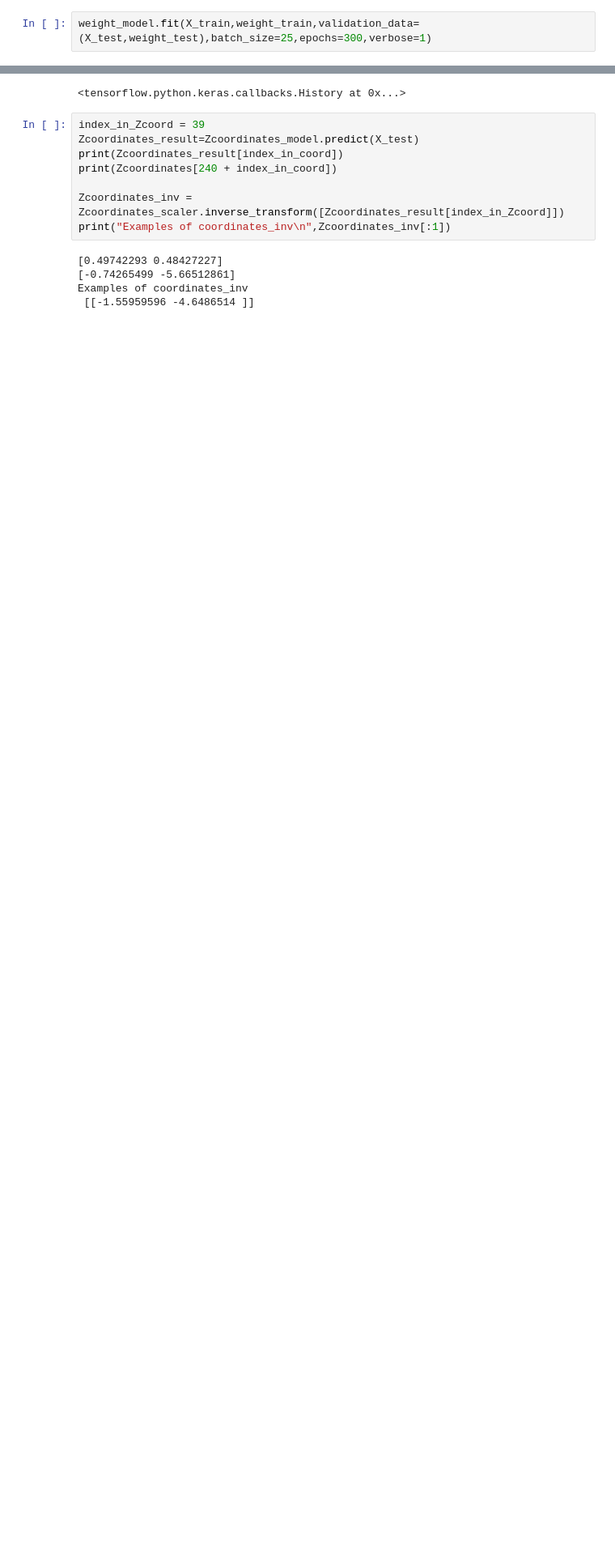
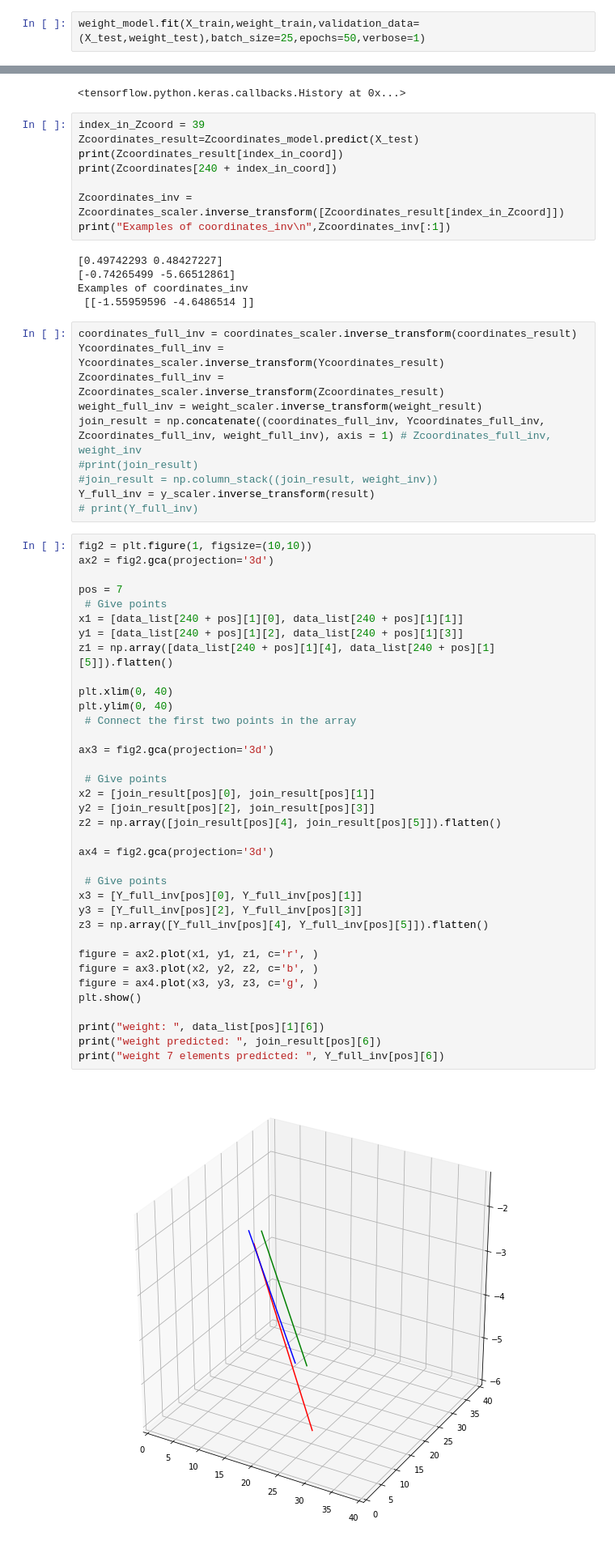
Before and after one commit to AnosovAndrey/Task, a Jupyter notebook: Untitled1.ipynb, the cells around one changed output, grey strips where cells are left out. Shown at 81% size. Drawn from its saved outputs; the diff is of its cells as text; blank space fills up the shorter version.

```diff
--- a/Untitled1.ipynb
+++ b/Untitled1.ipynb
@@ -331,4 +329,4 @@ Trainable params: 10,205,701
 Non-trainable params: 0
 _________________________________________________________________
 # %%
-weight_model.fit(X_train,weight_train,validation_data=(X_test,weight_test),batch_size=25,epochs=300,verbose=1)
+weight_model.fit(X_train,weight_train,validation_data=(X_test,weight_test),batch_size=25,epochs=50,verbose=1)
@@ -585,3 +603,51 @@ print("Examples of coordinates_inv\n",Zcoordinates_inv[:1])
 [-0.74265499 -5.66512861]
 Examples of coordinates_inv
  [[-1.55959596 -4.6486514 ]]
+# %%
+coordinates_full_inv = coordinates_scaler.inverse_transform(coordinates_result)
+Ycoordinates_full_inv = Ycoordinates_scaler.inverse_transform(Ycoordinates_result)
+Zcoordinates_full_inv = Zcoordinates_scaler.inverse_transform(Zcoordinates_result)
+weight_full_inv = weight_scaler.inverse_transform(weight_result)
+join_result = np.concatenate((coordinates_full_inv, Ycoordinates_full_inv, Zcoordinates_full_inv, weight_full_inv), axis = 1) # Zcoordinates_full_inv, weight_inv
+#print(join_result)
+#join_result = np.column_stack((join_result, weight_inv))
+Y_full_inv = y_scaler.inverse_transform(result)
+# print(Y_full_inv)
+# %%
+fig2 = plt.figure(1, figsize=(10,10))
+ax2 = fig2.gca(projection='3d')
+
+pos = 7
+ # Give points
+x1 = [data_list[240 + pos][1][0], data_list[240 + pos][1][1]]
+y1 = [data_list[240 + pos][1][2], data_list[240 + pos][1][3]]
+z1 = np.array([data_list[240 + pos][1][4], data_list[240 + pos][1][5]]).flatten()
+
+plt.xlim(0, 40)
+plt.ylim(0, 40)
+ # Connect the first two points in the array
+
+ax3 = fig2.gca(projection='3d')
+
+ # Give points
+x2 = [join_result[pos][0], join_result[pos][1]]
+y2 = [join_result[pos][2], join_result[pos][3]]
+z2 = np.array([join_result[pos][4], join_result[pos][5]]).flatten()
+
+ax4 = fig2.gca(projection='3d')
+
+ # Give points
+x3 = [Y_full_inv[pos][0], Y_full_inv[pos][1]]
+y3 = [Y_full_inv[pos][2], Y_full_inv[pos][3]]
+z3 = np.array([Y_full_inv[pos][4], Y_full_inv[pos][5]]).flatten()
+
+figure = ax2.plot(x1, y1, z1, c='r', )
+figure = ax3.plot(x2, y2, z2, c='b', )
+figure = ax4.plot(x3, y3, z3, c='g', )
+plt.show()
+
+print("weight: ", data_list[pos][1][6])
+print("weight predicted: ", join_result[pos][6])
+print("weight 7 elements predicted: ", Y_full_inv[pos][6])
+# %% [output]
+[figure, added]
```
Also changed, not shown: parts of 7 cells of this notebook.
